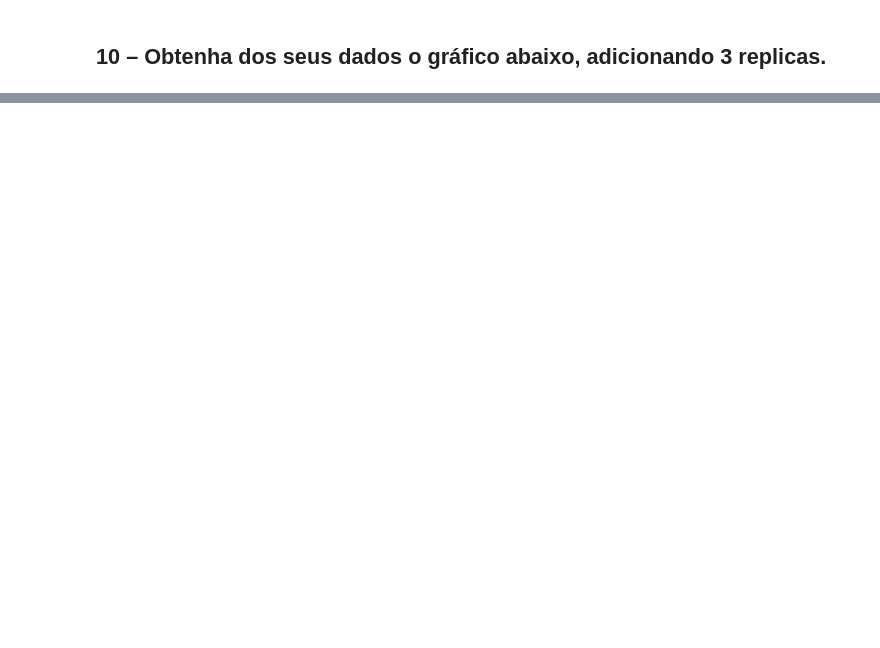
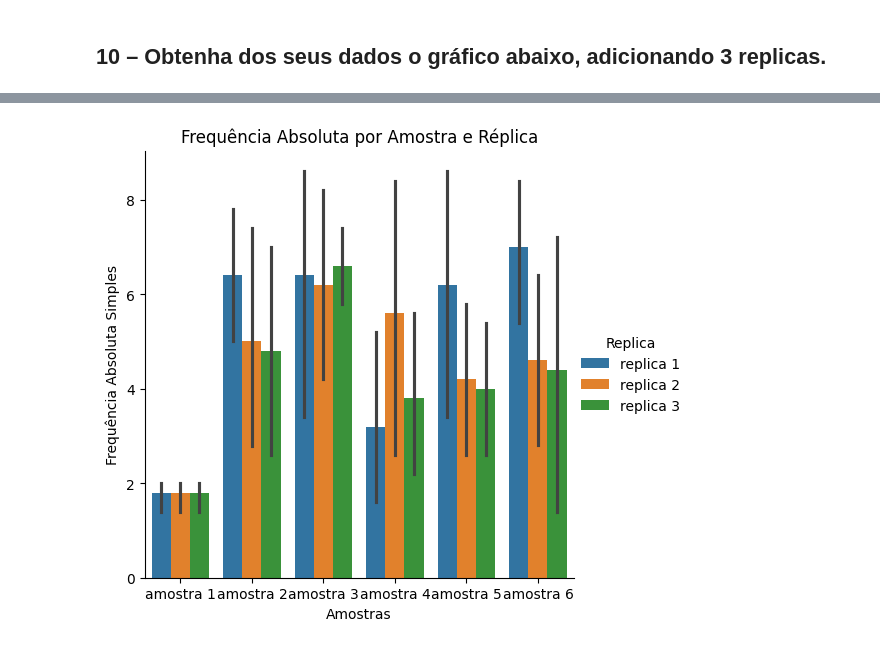
Before and after one commit to biancankusma/python_basico, a Jupyter notebook: 13-Variáveis_Qualitativas_2026-03-30.ipynb, the cells around one changed output, grey strips where cells are left out. Cells and saved outputs as stored; diff of their text form; code cells hidden in the pictures; blank space fills up the shorter version.

```diff
--- a/13-Variáveis_Qualitativas_2026-03-30.ipynb
+++ b/13-Variáveis_Qualitativas_2026-03-30.ipynb
@@ -129,0 +287,25 @@ ar8=np.random.randint(1,10,5)
+# %%
+#frequencia acumulada
+
+df_plot = df_all[df_all.index != 'Total']
+
+for replica, df_rep in df_plot.groupby('Replica'):
+
+    plt.figure()
+
+    for amostra, df_temp in df_rep.groupby('Amostra'):
+        plt.plot(
+            df_temp.index,
+            df_temp['Freq Rel Acum'],
+            marker='o',
+            label=amostra
+        )
+
+    plt.title(f'Frequência Acumulada - {replica}')
+    plt.xticks(rotation=45)
+    plt.xlabel('Genes')
+    plt.ylabel('Freq Rel Acum')
+    plt.legend()
+    plt.grid()
+
+    plt.show()
@@ -129,0 +316,17 @@ ar8=np.random.randint(1,10,5)
+# %%
+#frequencia simples
+sns.catplot(
+    kind='bar',
+    x='Amostra',
+    y='Freq Abs Simp',
+    hue='Replica',
+    data=df_plot
+)
+
+plt.xlabel("Amostras")
+plt.ylabel("Frequência Absoluta Simples")
+plt.title("Frequência Absoluta por Amostra e Réplica")
+
+plt.show()
+# %% [output]
+[figure, added]
```
Also changed, not shown: parts of 9 cells of this notebook, 3 other files.
